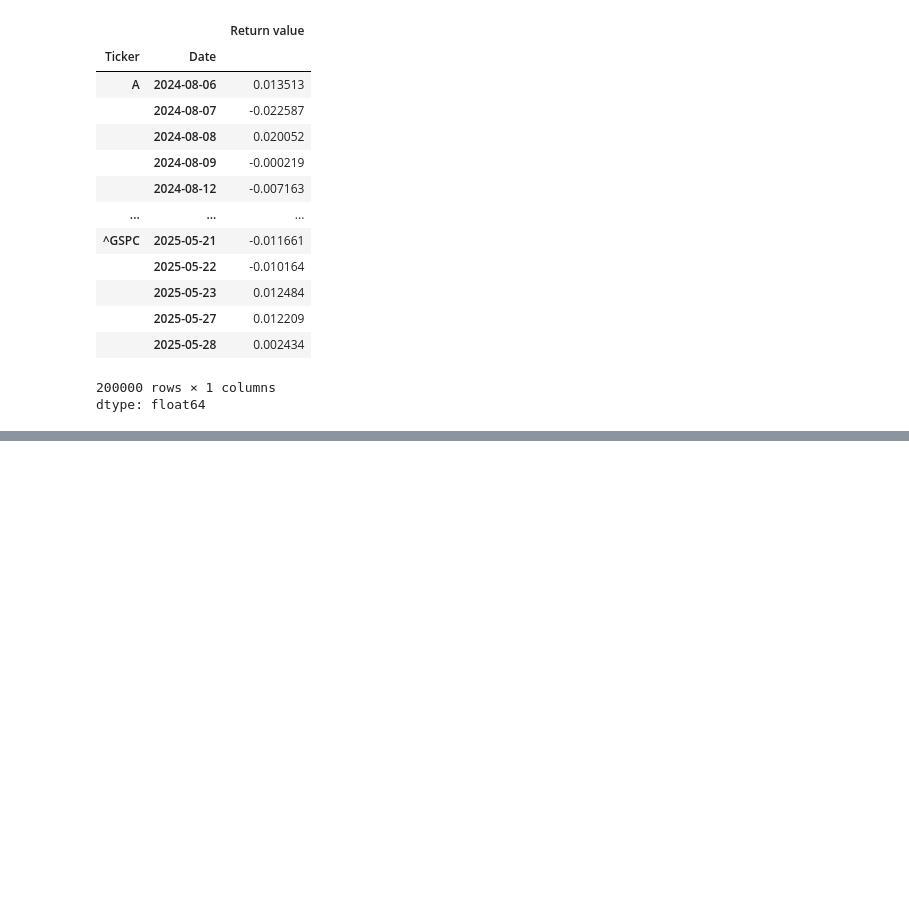
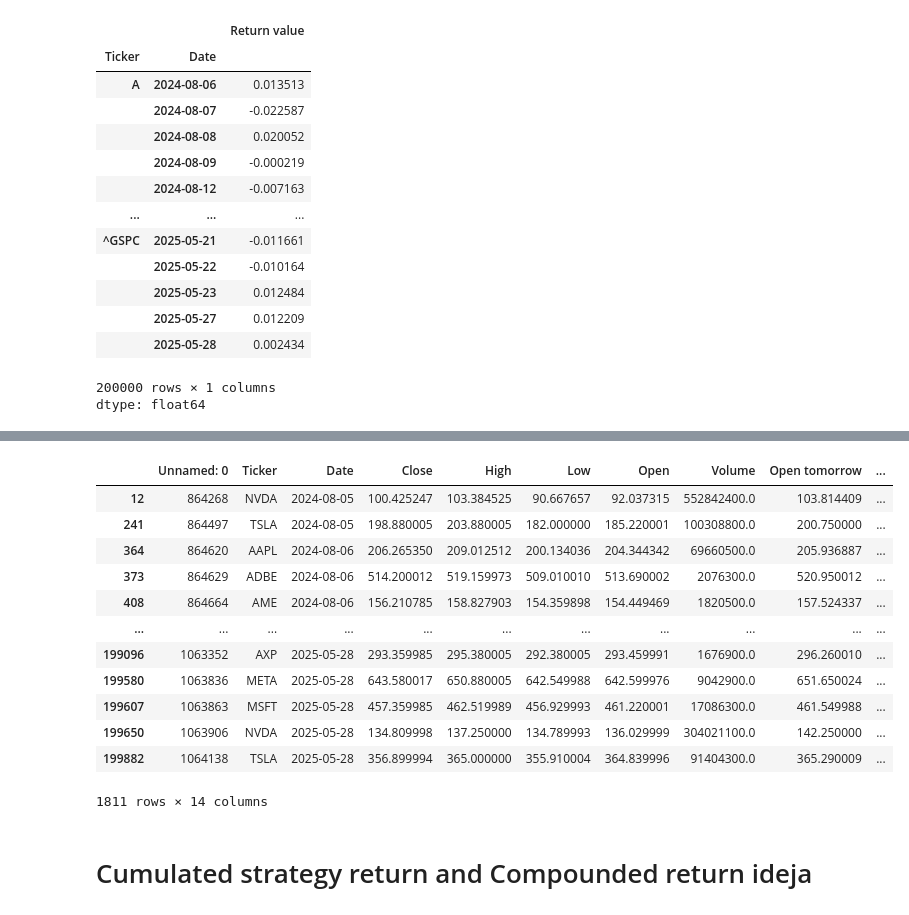
Before and after one commit to oranzoni/stock-prediction, a Jupyter notebook: Logistic_regression.ipynb, the cells around one changed output, grey strips where cells are left out. Drawn from its saved outputs; the diff is of its cells as text; code cells hidden in the pictures; blank space fills up the shorter version.

```diff
--- a/Logistic_regression.ipynb
+++ b/Logistic_regression.ipynb
@@ -217,0 +238,3 @@ dtype: float64
+# %%
+test_i_predikcije = pd.concat([x_test.reset_index(drop=True), predictions.reset_index(drop=True)], axis = 1)
+izdvojeni_tickeri_test = test_i_predikcije.loc[test_i_predikcije['Ticker'].isin(['AAPL', 'NVDA', 'MSFT', 'META', 'TSLA', 'AMZN', 'ADBE', 'AXP', 'AME'])]
@@ -217,0 +257,18 @@ dtype: float64
+# %%
+izdvojeni_tickeri_test
+# %% [output]
+|  | Unnamed: 0 | Ticker | Date | Close | High | Low | Open | Volume | Open tomorrow | ... |
+| 12 | 864268 | NVDA | 2024-08-05 | 100.425247 | 103.384525 | 90.667657 | 92.037315 | 552842400.0 | 103.814409 | ... |
+| 241 | 864497 | TSLA | 2024-08-05 | 198.880005 | 203.880005 | 182.000000 | 185.220001 | 100308800.0 | 200.750000 | ... |
+| 364 | 864620 | AAPL | 2024-08-06 | 206.265350 | 209.012512 | 200.134036 | 204.344342 | 69660500.0 | 205.936887 | ... |
+| 373 | 864629 | ADBE | 2024-08-06 | 514.200012 | 519.159973 | 509.010010 | 513.690002 | 2076300.0 | 520.950012 | ... |
+| 408 | 864664 | AME | 2024-08-06 | 156.210785 | 158.827903 | 154.359898 | 154.449469 | 1820500.0 | 157.524337 | ... |
+| ... | ... | ... | ... | ... | ... | ... | ... | ... | ... | ... |
+| 199096 | 1063352 | AXP | 2025-05-28 | 293.359985 | 295.380005 | 292.380005 | 293.459991 | 1676900.0 | 296.260010 | ... |
+| 199580 | 1063836 | META | 2025-05-28 | 643.580017 | 650.880005 | 642.549988 | 642.599976 | 9042900.0 | 651.650024 | ... |
+| 199607 | 1063863 | MSFT | 2025-05-28 | 457.359985 | 462.519989 | 456.929993 | 461.220001 | 17086300.0 | 461.549988 | ... |
+| 199650 | 1063906 | NVDA | 2025-05-28 | 134.809998 | 137.250000 | 134.789993 | 136.029999 | 304021100.0 | 142.250000 | ... |
+| 199882 | 1064138 | TSLA | 2025-05-28 | 356.899994 | 365.000000 | 355.910004 | 364.839996 | 91404300.0 | 365.290009 | ... |
+1811 rows × 14 columns
+# %% [markdown]
+# Cumulated strategy return and Compounded return ideja
```
Also changed, not shown: parts of 23 cells of this notebook.
